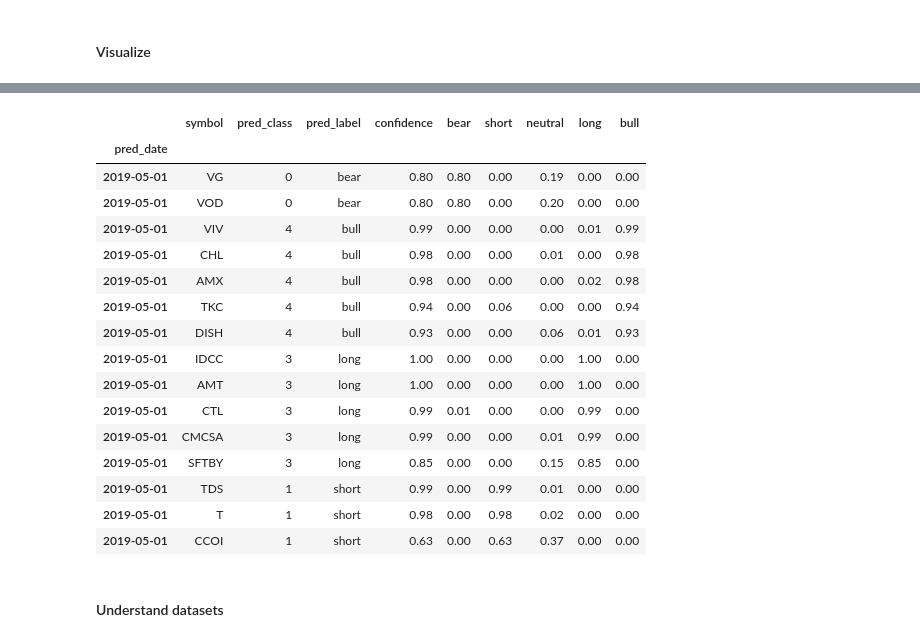
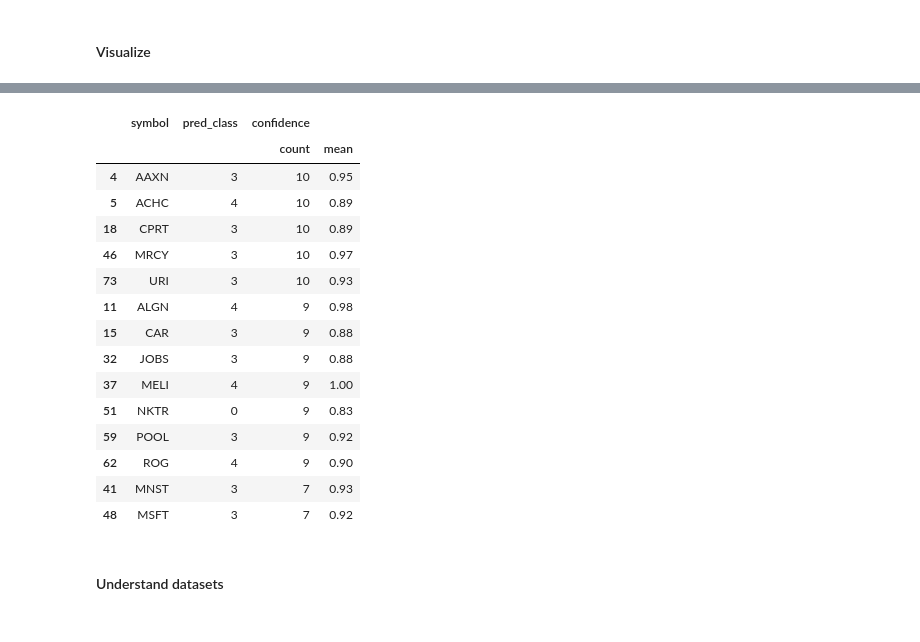
Before and after one commit to webclinic017/inception, a Jupyter notebook: notebooks/micro_TF.ipynb, the cells around one changed output, grey strips where cells are left out. Saved outputs shown, nothing was run; the diff lists cells and outputs as text; code cells hidden in the pictures.

```diff
--- a/notebooks/micro_TF.ipynb
+++ b/notebooks/micro_TF.ipynb
@@ -453,25 +596,35 @@ Name: pred_label, dtype: int64
 # %%
-# top 3 picks by label
-label_mask = pred_df.pred_label.isin(['bear', 'short', 'long', 'bull'])
-pred_df.loc[label_mask]\
+# top recommendations
+label_mask = (pred_df.pred_label.isin(['bear', 'short', 'long', 'bull'])) \
+    & (pred_df.confidence > 0.7)
+
+top_pred = pred_df.loc[(pred_df.index == pred_df.index[-1]) & label_mask]\
     .sort_values(by='confidence', ascending=False)\
-    .groupby(by='pred_label').head(20)\
-    .sort_values(by='pred_label')
+    .groupby(by='pred_label').head(50)\
+    .sort_values(by='confidence', ascending=False)
-# %% [output]
-|  | symbol | pred_class | pred_label | confidence | bear | short | neutral | long | bull |
-| pred_date |  |  |  |  |  |  |  |  |  |
-| 2019-05-01 | VG | 0 | bear | 0.80 | 0.80 | 0.00 | 0.19 | 0.00 | 0.00 |
-| 2019-05-01 | VOD | 0 | bear | 0.80 | 0.80 | 0.00 | 0.20 | 0.00 | 0.00 |
-| 2019-05-01 | VIV | 4 | bull | 0.99 | 0.00 | 0.00 | 0.00 | 0.01 | 0.99 |
-| 2019-05-01 | CHL | 4 | bull | 0.98 | 0.00 | 0.00 | 0.01 | 0.00 | 0.98 |
-| 2019-05-01 | AMX | 4 | bull | 0.98 | 0.00 | 0.00 | 0.00 | 0.02 | 0.98 |
-| 2019-05-01 | TKC | 4 | bull | 0.94 | 0.00 | 0.06 | 0.00 | 0.00 | 0.94 |
-| 2019-05-01 | DISH | 4 | bull | 0.93 | 0.00 | 0.00 | 0.06 | 0.01 | 0.93 |
-| 2019-05-01 | IDCC | 3 | long | 1.00 | 0.00 | 0.00 | 0.00 | 1.00 | 0.00 |
-| 2019-05-01 | AMT | 3 | long | 1.00 | 0.00 | 0.00 | 0.00 | 1.00 | 0.00 |
-| 2019-05-01 | CTL | 3 | long | 0.99 | 0.01 | 0.00 | 0.00 | 0.99 | 0.00 |
-| 2019-05-01 | CMCSA | 3 | long | 0.99 | 0.00 | 0.00 | 0.01 | 0.99 | 0.00 |
-| 2019-05-01 | SFTBY | 3 | long | 0.85 | 0.00 | 0.00 | 0.15 | 0.85 | 0.00 |
-| 2019-05-01 | TDS | 1 | short | 0.99 | 0.00 | 0.99 | 0.01 | 0.00 | 0.00 |
-| 2019-05-01 | T | 1 | short | 0.98 | 0.00 | 0.98 | 0.02 | 0.00 | 0.00 |
-| 2019-05-01 | CCOI | 1 | short | 0.63 | 0.00 | 0.63 | 0.37 | 0.00 | 0.00 |
+# %%
+# historical recomendations for top predictions
+last_10d_pred = pred_df.loc[pred_df.index.unique()[-10:]]
+last_10d_pred = last_10d_pred.loc[last_10d_pred.symbol.isin(list(top_pred.symbol)), ['symbol', 'pred_class', 'confidence']].reset_index()
+most_confident_df = last_10d_pred.groupby(by=['symbol', 'pred_class']).agg(['count', 'mean']).reset_index()
+most_confident_df.loc[
+    most_confident_df['pred_class'].isin([0,1,3,4]) &
+    (most_confident_df[('confidence','count')] > 6)
+    ].sort_values(by=('confidence', 'count'), ascending=False)
+# %% [output]
+|  | symbol | pred_class | confidence |  |
+|  |  |  | count | mean |
+| 4 | AAXN | 3 | 10 | 0.95 |
+| 5 | ACHC | 4 | 10 | 0.89 |
+| 18 | CPRT | 3 | 10 | 0.89 |
+| 46 | MRCY | 3 | 10 | 0.97 |
+| 73 | URI | 3 | 10 | 0.93 |
+| 11 | ALGN | 4 | 9 | 0.98 |
+| 15 | CAR | 3 | 9 | 0.88 |
+| 32 | JOBS | 3 | 9 | 0.88 |
+| 37 | MELI | 4 | 9 | 1.00 |
+| 51 | NKTR | 0 | 9 | 0.83 |
+| 59 | POOL | 3 | 9 | 0.92 |
+| 62 | ROG | 4 | 9 | 0.90 |
+| 41 | MNST | 3 | 7 | 0.93 |
+| 48 | MSFT | 3 | 7 | 0.92 |
```
Also changed, not shown: parts of 22 cells of this notebook, 1 other file.
